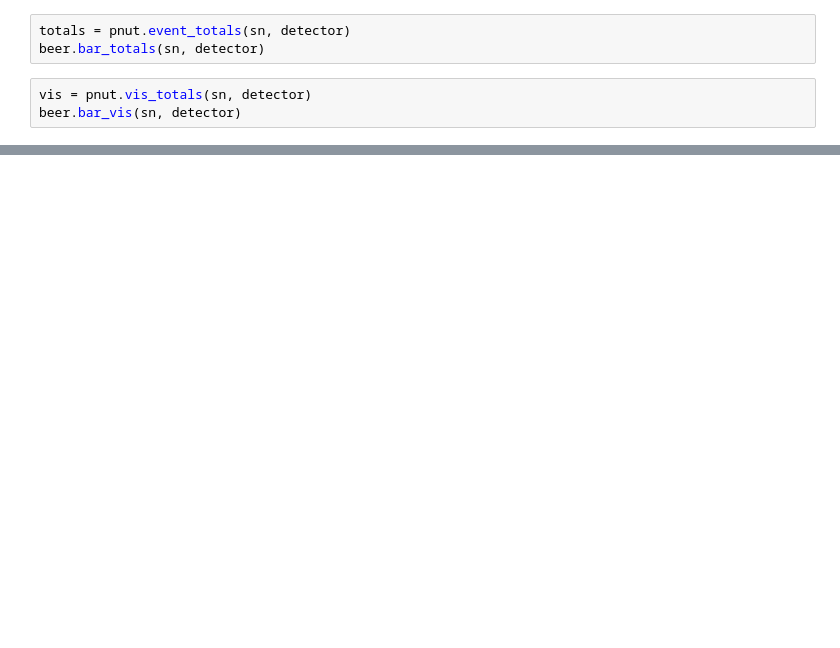
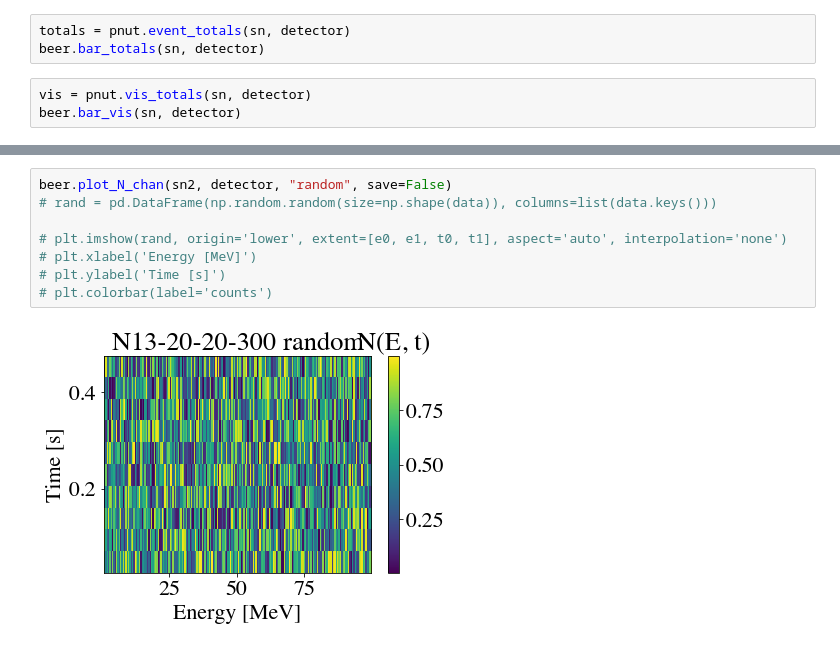
Before and after one commit to joesmolsky/sspike, a Jupyter notebook: notebooks/Nakazato_2013.ipynb, the cells around one changed output, grey strips where cells are left out. Drawn from its saved outputs; the diff is of its cells as text; blank space fills up the shorter version.

```diff
--- a/notebooks/Nakazato_2013.ipynb
+++ b/notebooks/Nakazato_2013.ipynb
@@ -53,0 +71,10 @@ elementwise == comparison failed and returning scalar instead; this will raise a
+# %%
+beer.plot_N_chan(sn2, detector, "random", save=False)
+# rand = pd.DataFrame(np.random.random(size=np.shape(data)), columns=list(data.keys()))
+
+# plt.imshow(rand, origin='lower', extent=[e0, e1, t0, t1], aspect='auto', interpolation='none')
+# plt.xlabel('Energy [MeV]')
+# plt.ylabel('Time [s]')
+# plt.colorbar(label='counts')
+# %% [output]
+[figure, added]
```
Also changed, not shown: parts of 6 cells of this notebook, 5 other files.
